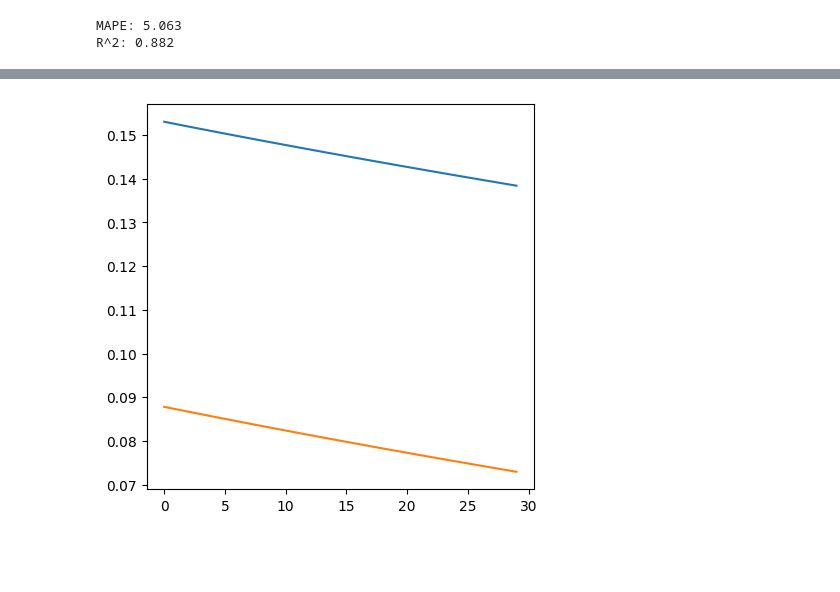
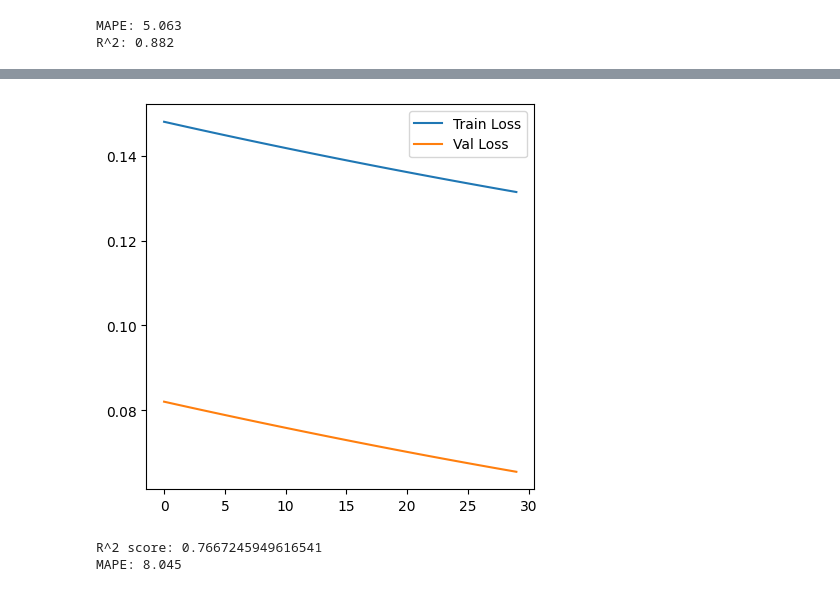
Before and after one commit to fhrzn/sml-tech, a Jupyter notebook: Tasks/Task 1 - Time Series/smlt-01-time-series.ipynb, the cells around one changed output, grey strips where cells are left out. Cells and saved outputs as stored; diff of their text form; code cells hidden in the pictures; blank space fills up the shorter version.

```diff
--- a/Tasks/Task 1 - Time Series/smlt-01-time-series.ipynb
+++ b/Tasks/Task 1 - Time Series/smlt-01-time-series.ipynb
@@ -331,7 +331,7 @@ class LSTMForecast(nn.Module):
 
         return out
 
-    def train_model(self, traindata, n_lag=7, val_split=0.1, epochs=30):
+    def train_model(self, traindata, val_split=0.1, epochs=30):
         X_train, y_train = traindata
         X_train = X_train.unsqueeze(dim=1)  # reshape tensor to (batch_size, seq_length, hidden)
 
@@ -388,10 +388,18 @@ class LSTMForecast(nn.Module):
             # reshape input
             x = x.reshape(1, 1, len(x))
             # forward pass
-            y_pred_i = self.forward(x)
-            pass
+            y_pred_i = self.forward(x).detach()
+            forecasts.append(y_pred_i.squeeze().numpy())
+
+        return forecasts
+# %%
+lag_size = 7
+diff_size = 1
+n_test = 73
+
+_, train_df, test_df = prepare_data(datameantemp, lag_size, diff_size, n_test, return_tensor=False)
 # %%
-scaler, train, test = prepare_data(datameantemp, lag_size=7, diff_size=1, n_test=73, return_tensor=True)
+scaler, train, test = prepare_data(datameantemp, lag_size, diff_size, n_test, return_tensor=True)
 # %%
 input_size = train[0].shape[1]
 hidden_size = 8
@@ -403,5 +410,5 @@ epochs = 30
 model = LSTMForecast(input_size, hidden_size, out_size)
 model = model.float()
 # %%
-history = model.train_model(train, n_lag, val_split, epochs)
+history = model.train_model(train, val_split, epochs)
 # %% [output]
@@ -425,7 +432,8 @@ history = model.train_model(train, n_lag, val_split, epochs)
 # %%
 plt.figure(figsize=(5, 5))
 plt.plot(history['epochs'], history['train_loss'], label='Train Loss')
 plt.plot(history['epochs'], history['val_loss'], label='Val Loss')
+plt.legend()
 plt.show()
 # %% [output]
-[figure, old version]
+[figure, new version]
@@ -431,0 +465,8 @@ plt.show()
+# %%
+y_true = datameantemp.values[-len(aligned_forecast):]
+
+print(f'R^2 score: {r2_score(y_true, aligned_forecast)}')
+print(f'MAPE: {mape(y_true, aligned_forecast)}')
+# %% [output]
+R^2 score: 0.7667245949616541
+MAPE: 8.045
```
Also changed, not shown: parts of 18 cells of this notebook.
